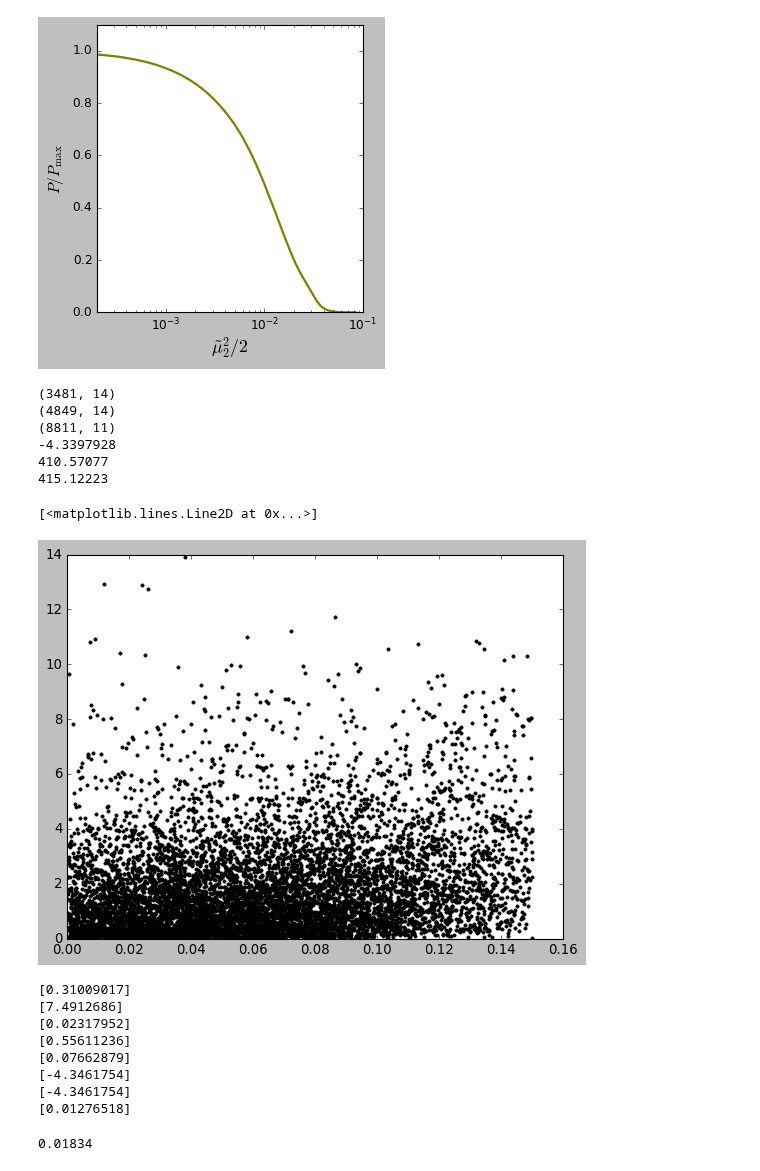
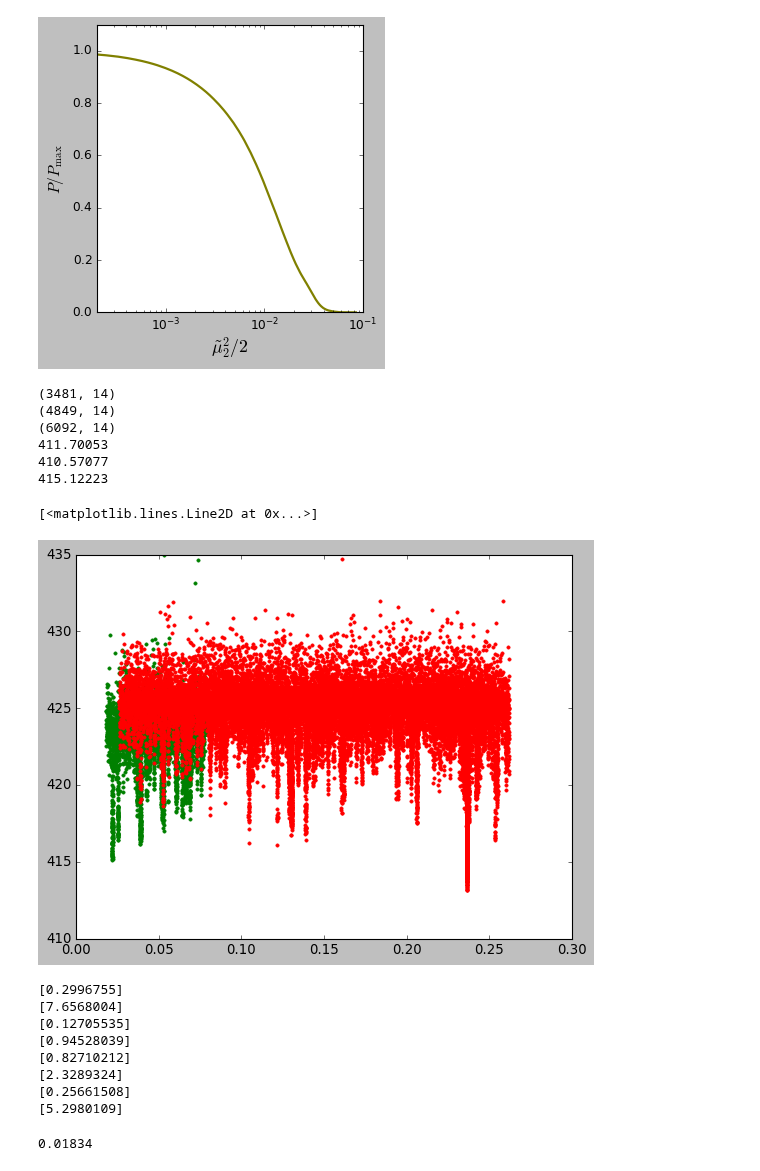
Before and after one commit to SaeedAnsarifard/NeuMod, a Jupyter notebook: MCMC_Visualise.ipynb, the cells around one changed output. Cells and saved outputs as stored; diff of their text form; code cells hidden in the pictures.

```diff
--- a/MCMC_Visualise.ipynb
+++ b/MCMC_Visualise.ipynb
@@ -188,7 +188,7 @@ chi2_samp_lo = np.loadtxt('output8_91/run_info.1.txt')
 chi2_samp_me = np.loadtxt('output8_7/run_info.1.txt')
 
 
-chi2_samp = np.loadtxt('output10/run_info.1.txt')
+chi2_samp = np.loadtxt('output9/run_info.1.txt')
 print(chi2_samp_hi.shape)
 print(chi2_samp_lo.shape)
 print(chi2_samp.shape)
@@ -200,44 +200,47 @@ print(np.min(chi2_samp_lo[:,1]))
 # %% [output]
 (3481, 14)
 (4849, 14)
-(8811, 11)
--4.3397928
+(6092, 14)
+411.70053
 410.57077
 415.12223
 # %%
 cond = (chi2_samp_hi[:,9] >= 1) & (chi2_samp_hi[:,9] <= 7)
 cond_lo = (chi2_samp_lo[:,9] >= 0.7) & (chi2_samp_lo[:,9] <= 3)
 
 plt.rcParams['axes.formatter.useoffset'] = False
 #plt.ylim(410,430)
 
-#plt.plot(2 * chi2_samp_hi[cond,9] * 1.31 * 1e-2, chi2_samp_hi[cond,1],'b.')
-#plt.plot(2 * chi2_samp_lo[:,9] * 1.31 * 1e-2, chi2_samp_lo[:,1],'b.')
+#plt.plot(2 * chi2_samp_hi[:,9] * 1.31 * 1e-2, chi2_samp_hi[:,1],'b.')
+plt.plot(2 * chi2_samp_lo[:,9] * 1.31 * 1e-2, chi2_samp_lo[:,1],'g.')
+plt.plot(2 * chi2_samp_me[:,9] * 1.31 * 1e-2, chi2_samp_me[:,1],'r.')
 
 
-plt.plot(chi2_samp[:,4], chi2_samp[:,9] ,'k.')
-#plt.plot(chi2_samp_me[:,4], chi2_samp_me[:,1] ,'r.')
-#plt.plot(chi2_samp_hi[cond,4], chi2_samp_hi[cond,1] ,'b.')
-#plt.plot(chi2_samp_lo[cond_lo,4], chi2_samp_lo[cond_lo,1] ,'g.')
+#plt.plot(chi2_samp[:,4], chi2_samp[:,9] ,'k.')
+
+#plt.plot(chi2_samp_me[:,9], chi2_samp_me[:,1] ,'r.')
+#plt.plot(chi2_samp_hi[:,9], chi2_samp_hi[:,1] ,'b.')
+#plt.plot(chi2_samp_lo[:,9], chi2_samp_lo[:,1] ,'g.')
 # %% [output]
 [<matplotlib.lines.Line2D at 0x...>]
-[figure, old version]
+[figure, new version]
 # %%
 a = []
 for i in range(2,10):
-    print(chi2_samp[:,i][chi2_samp[:,1] == np.min(chi2_samp[:,1])])
+    #print(chi2_samp[:,i][chi2_samp[:,1] == np.min(chi2_samp[:,1])])
+    print(chi2_samp_hi[:,i][chi2_samp_hi[:,1] == np.min(chi2_samp_hi[:,1])])
     #a.append(chi2_samp_lo[cond_lo,i][chi2_samp_lo[cond_lo,1] == np.min(chi2_samp_lo[cond_lo,1])][0])
 
 #print(LogLikelihood(a[0], a[1], a[7], a[2], a[3], a[4], a[5], a[6]))
 # %% [output]
-[0.31009017]
-[7.4912686]
-[0.02317952]
-[0.55611236]
-[0.07662879]
-[-4.3461754]
-[-4.3461754]
-[0.01276518]
+[0.2996755]
+[7.6568004]
+[0.12705535]
+[0.94528039]
+[0.82710212]
+[2.3289324]
+[0.25661508]
+[5.2980109]
 # %%
 np.savetxt('./Data/best_fit_8_91.txt',np.array(a).T)
 # %%
```
Also changed, not shown: 2 other files.
